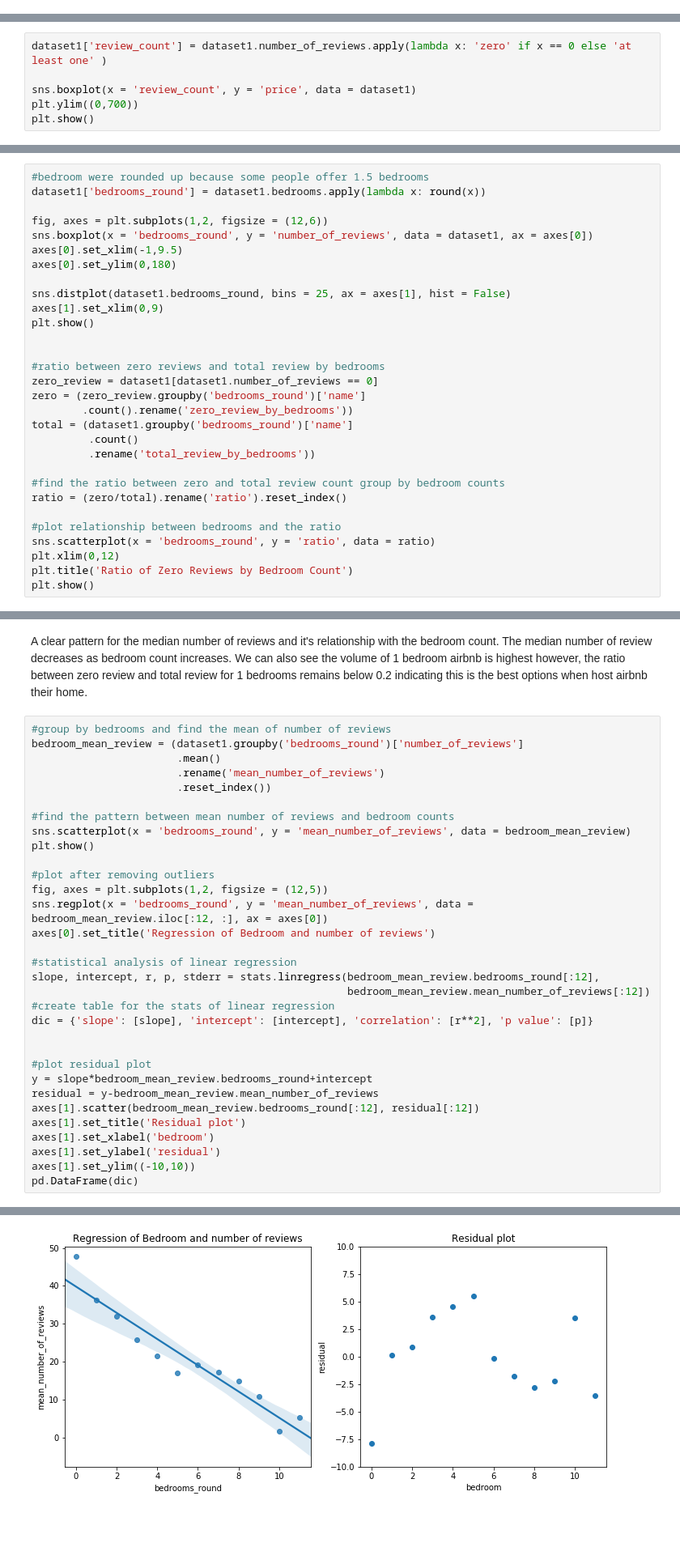
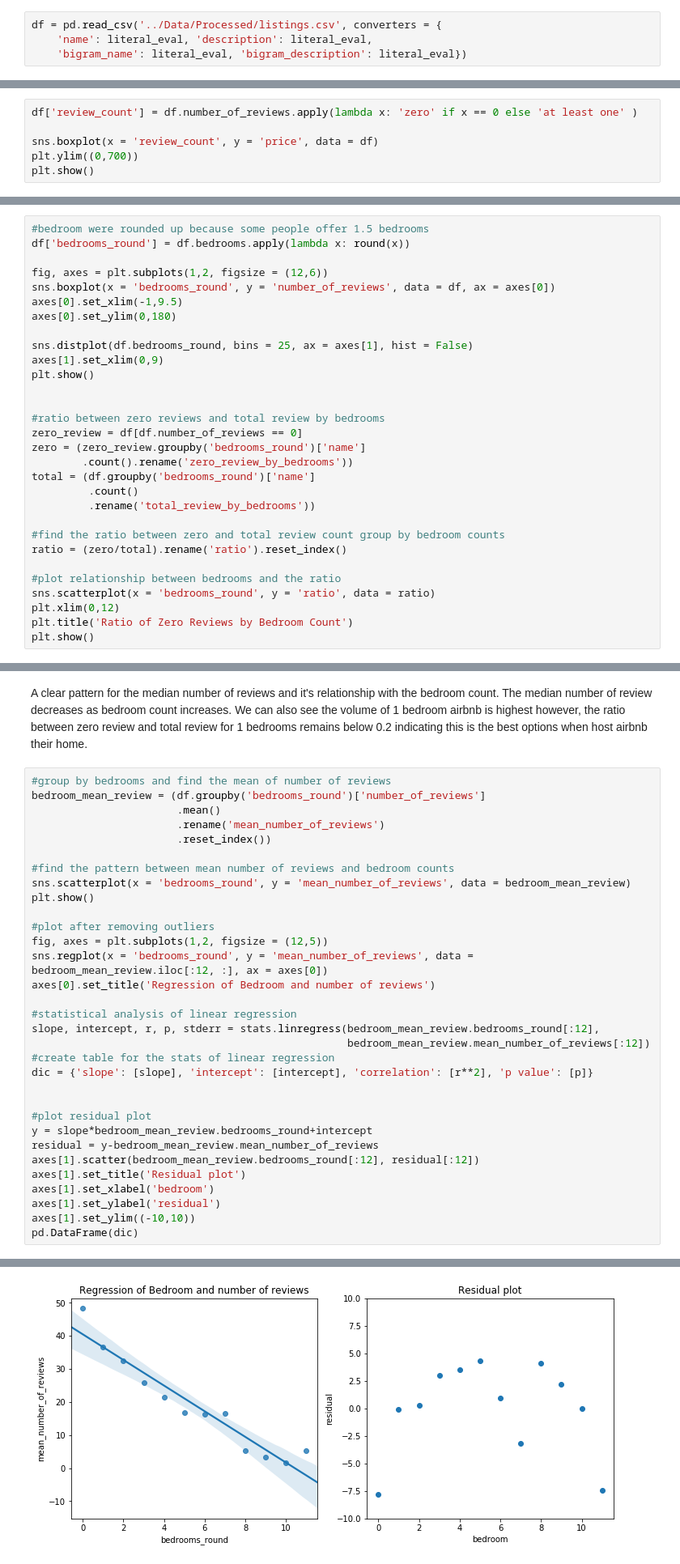
Before and after one commit to activerabbit/Springboard, a Jupyter notebook: Project 2/Notebooks/EDA Statistics.ipynb, the cells around one changed output, grey strips where cells are left out. Shown at 81% size. Cells and saved outputs as stored; diff of their text form; blank space fills up the shorter version.

```diff
--- a/Project 2/Notebooks/EDA Statistics.ipynb
+++ b/Project 2/Notebooks/EDA Statistics.ipynb
@@ -251 +23,5 @@ memory usage: 7.1+ MB
+# %%
+df = pd.read_csv('../Data/Processed/listings.csv', converters = {
+    'name': literal_eval, 'description': literal_eval,
+    'bigram_name': literal_eval, 'bigram_description': literal_eval})
 # %%
@@ -317,9 +114,9 @@ Airbnb for homes between 50 and 300 with zero review: 68.8 %
 # %% [markdown]
 78% of Airbnb homes cost between \\$50 and \\$300. More interestingly if all the homes with 0 reviews were removed, that percentage increases to 81% suggesting price not only impacts how many review recieved but also whether you recieve any review at all. This is also suggested by the 15% reduction in zero review within the said range
 # %%
-dataset1['review_count'] = dataset1.number_of_reviews.apply(lambda x: 'zero' if x == 0 else 'at least one' )
+df['review_count'] = df.number_of_reviews.apply(lambda x: 'zero' if x == 0 else 'at least one' )
 
-sns.boxplot(x = 'review_count', y = 'price', data = dataset1)
+sns.boxplot(x = 'review_count', y = 'price', data = df)
 plt.ylim((0,700))
 plt.show()
 # %% [output]
@@ -382,22 +187,22 @@ However, the median is approximately the same for both types of host. This is al
 # %%
 #bedroom were rounded up because some people offer 1.5 bedrooms
-dataset1['bedrooms_round'] = dataset1.bedrooms.apply(lambda x: round(x))
+df['bedrooms_round'] = df.bedrooms.apply(lambda x: round(x))
 
 fig, axes = plt.subplots(1,2, figsize = (12,6))
-sns.boxplot(x = 'bedrooms_round', y = 'number_of_reviews', data = dataset1, ax = axes[0])
+sns.boxplot(x = 'bedrooms_round', y = 'number_of_reviews', data = df, ax = axes[0])
 axes[0].set_xlim(-1,9.5)
 axes[0].set_ylim(0,180)
 
-sns.distplot(dataset1.bedrooms_round, bins = 25, ax = axes[1], hist = False)
+sns.distplot(df.bedrooms_round, bins = 25, ax = axes[1], hist = False)
 axes[1].set_xlim(0,9)
 plt.show()
 
 
 #ratio between zero reviews and total review by bedrooms
-zero_review = dataset1[dataset1.number_of_reviews == 0]
+zero_review = df[df.number_of_reviews == 0]
 zero = (zero_review.groupby('bedrooms_round')['name']
         .count().rename('zero_review_by_bedrooms'))
-total = (dataset1.groupby('bedrooms_round')['name']
+total = (df.groupby('bedrooms_round')['name']
          .count()
          .rename('total_review_by_bedrooms'))
 
@@ -416,7 +221,7 @@ plt.show()
 A clear pattern for the median number of reviews and it's relationship with the bedroom count. The median number of review decreases as bedroom count increases. We can also see the volume of 1 bedroom airbnb is highest however, the ratio between zero review and total review for 1 bedrooms remains below 0.2 indicating this is the best options when host airbnb their home.
 # %%
 #group by bedrooms and find the mean of number of reviews
-bedroom_mean_review = (dataset1.groupby('bedrooms_round')['number_of_reviews']
+bedroom_mean_review = (df.groupby('bedrooms_round')['number_of_reviews']
                        .mean()
                        .rename('mean_number_of_reviews')
                        .reset_index())
@@ -453,4 +258,4 @@ pd.DataFrame(dic)
-[figure, old version]
+[figure, new version]
 # %% [markdown]
 The regression shows a strong correlation value between bedroom counts and mean of number of review. The slope indicates for every bedroom, there would be a mean reduction in review counts by 1.7. The residual plot shows randomized pattern of the residual indicating this is a good model for relationship between bedroom and mean number of review
 
```
Also changed, not shown: parts of 83 cells of this notebook, 2 other files.
